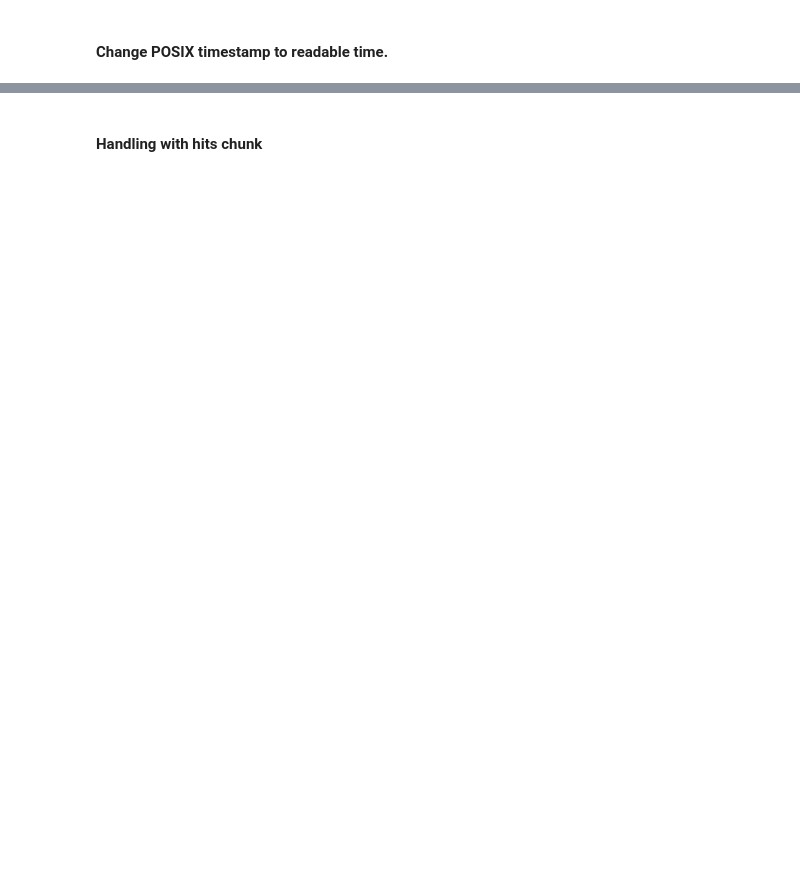
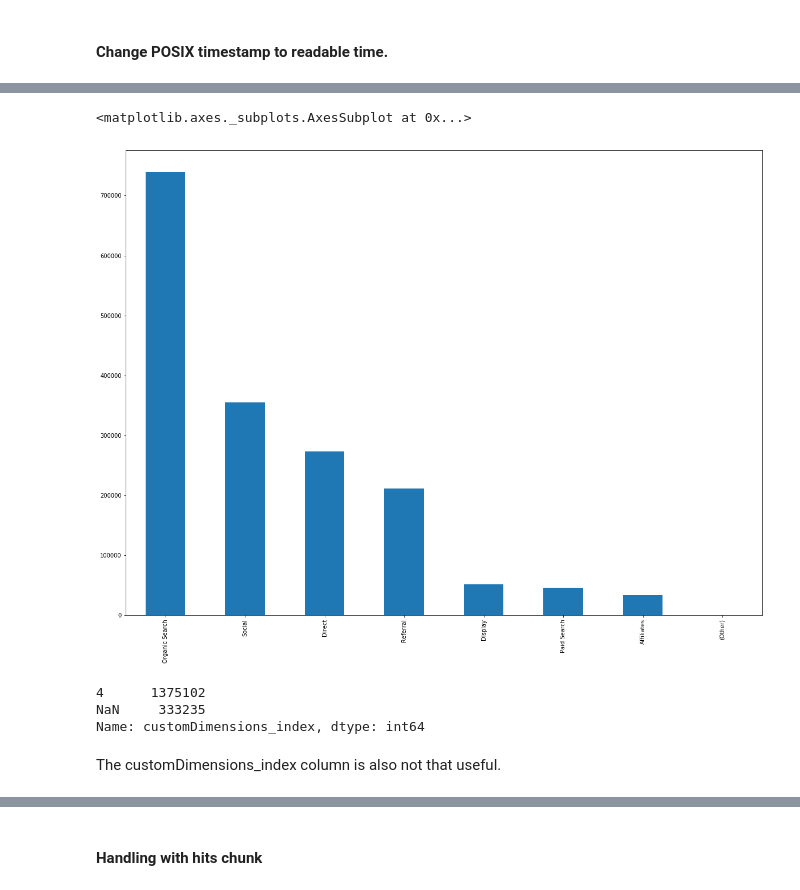
Before and after one commit to sobyl/Google_Analytics_Customer_Revenue_Prediction, a Jupyter notebook: data_explore.ipynb, the cells around one changed output, grey strips where cells are left out. Cells and saved outputs as stored; diff of their text form; code cells hidden in the pictures; blank space fills up the shorter version.

```diff
--- a/data_explore.ipynb
+++ b/data_explore.ipynb
@@ -72,3 +99,5 @@ dtype: object
 from datetime import datetime
 # %%
 train_df['visitStartTime'] = train_df['visitStartTime'].apply(lambda x: datetime.utcfromtimestamp(x).strftime('%Y-%m-%d %H:%M:%S'))
+# %%
+train_df['visitStartTime'] = pd.to_datetime(train_df['visitStartTime'])
@@ -83,0 +236,13 @@ Name: visitStartTime, dtype: object
+# %%
+train_df.channelGrouping.value_counts().plot.bar(figsize=(20,15))
+# %% [output]
+<matplotlib.axes._subplots.AxesSubplot at 0x...>
+[figure, added]
+# %%
+train_df['customDimensions_index'].value_counts()
+# %% [output]
+4      1375102
+NaN     333235
+Name: customDimensions_index, dtype: int64
+# %% [markdown]
+The customDimensions_index column is also not that useful.
```
Also changed, not shown: parts of 128 cells of this notebook, 4 other files.
